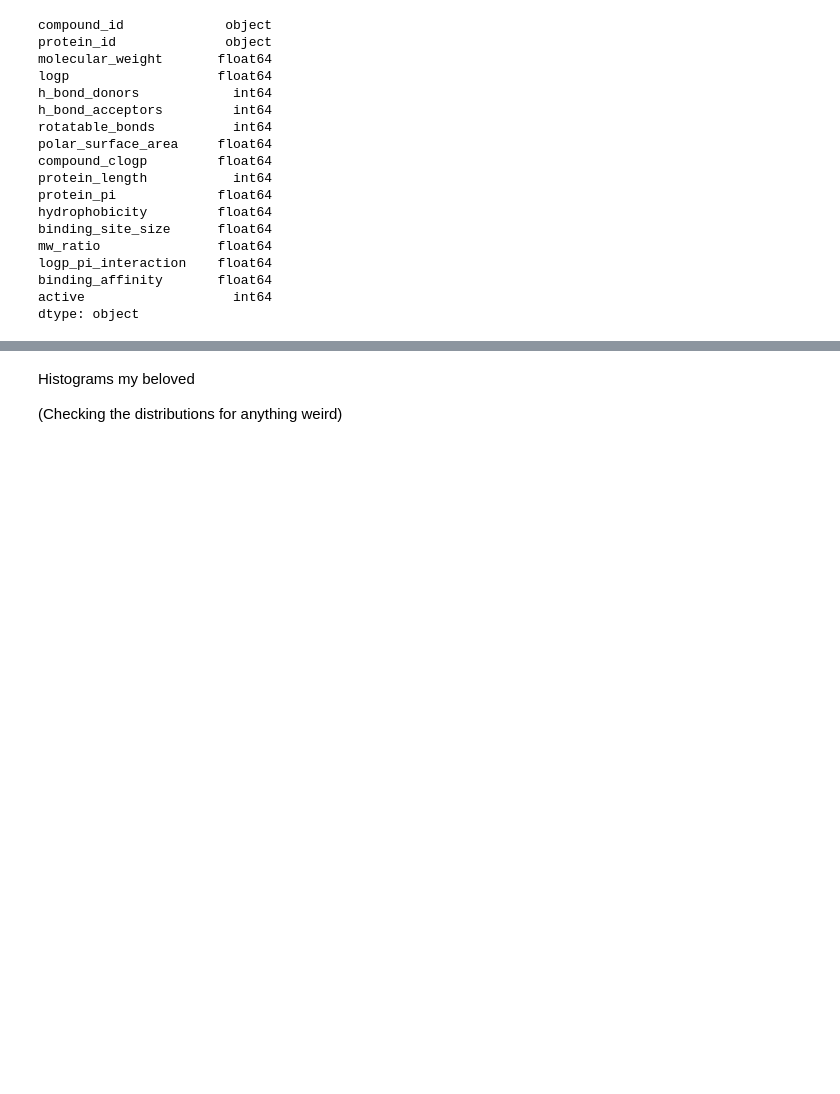
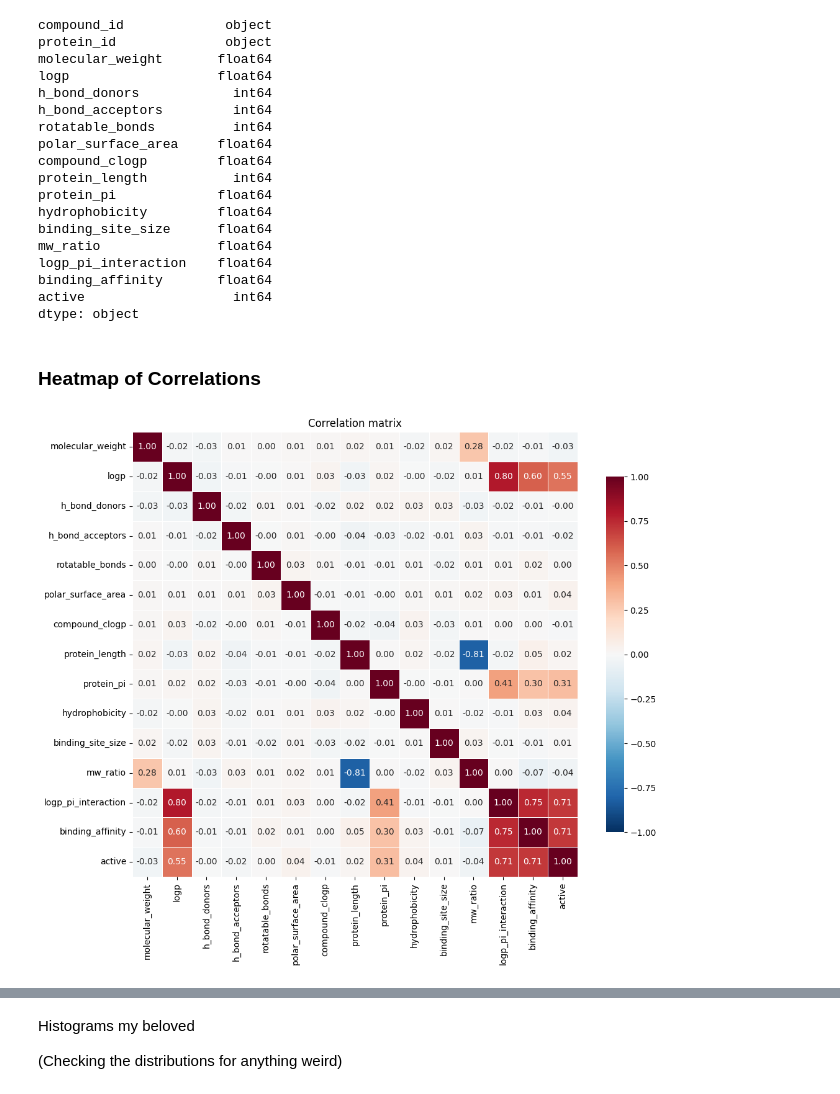
Before and after one commit to rhit-schwarr1/CSSEMA415-Project, a Jupyter notebook: src/Statistics.ipynb, the cells around one changed output, grey strips where cells are left out. Drawn from its saved outputs; the diff is of its cells as text; code cells hidden in the pictures; blank space fills up the shorter version.

Commit message:
Did Log Reg and Baseline DummyClassifier using the same train/test split and random_state. Also added more histograms split on 'active'/'non-active.' and made a correlation heatmap.

```diff
--- a/src/Statistics.ipynb
+++ b/src/Statistics.ipynb
@@ -34,3 +35,14 @@ df = df.drop(['compound_id', 'protein_id'], axis=1)
 si = SimpleImputer(missing_values=np.nan, strategy='mean')
 si = si.fit(df)
 df = pd.DataFrame(si.transform(df), columns=df.columns)
+# %% [markdown]
+### Heatmap of Correlations
+# %%
+plt.figure(figsize=(11, 9))
+sns.heatmap(df.corr(), annot=True, fmt=".2f", cmap="RdBu_r", center=0,
+            vmin=-1, vmax=1, square=True, linewidths=0.5, cbar_kws={"shrink": 0.8})
+plt.title("Correlation matrix")
+plt.tight_layout()
+plt.show()
+# %% [output]
+[figure, added]
```
Also changed, not shown: parts of 3 cells of this notebook, 2 other files.
